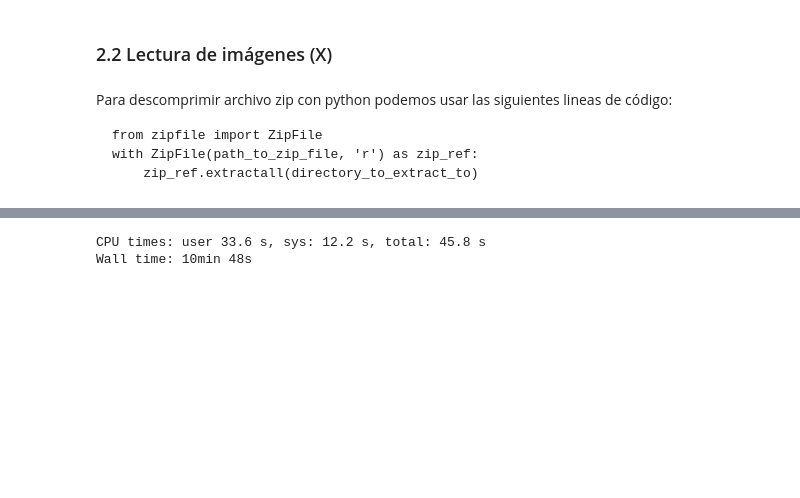
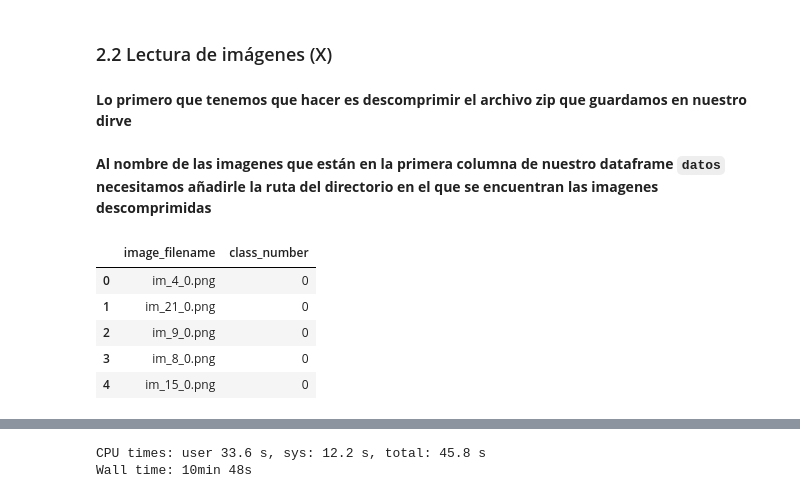
Before and after one commit to AnIsAsPe/ClassificadorCancerEsofago, a Jupyter notebook: PerceptronClasificadorCancerEsófago.ipynb, the cells around one changed output, grey strips where cells are left out. Cells and saved outputs as stored; diff of their text form; code cells hidden in the pictures; blank space fills up the shorter version.

````diff
--- a/PerceptronClasificadorCancerEsófago.ipynb
+++ b/PerceptronClasificadorCancerEsófago.ipynb
@@ -99,11 +70,4 @@ Y=datos.class_number   #Guardamos las etiquetas de las imagenes como serie de pa
 # %% [markdown]
 ### 2.2 Lectura de imágenes (X)
-# %% [markdown]
-Para descomprimir archivo zip con python podemos usar las siguientes lineas de código:
-
-
-```
-from zipfile import ZipFile
-with ZipFile(path_to_zip_file, 'r') as zip_ref:
-    zip_ref.extractall(directory_to_extract_to)
-```
+# %% [markdown]
+**Lo primero que tenemos que hacer es descomprimir el archivo zip que guardamos en nuestro dirve**
@@ -110 +77,12 @@ with ZipFile(path_to_zip_file, 'r') as zip_ref:
+# %% [markdown]
+**Al nombre de las imagenes que están en la primera columna de nuestro dataframe  ```datos``` necesitamos añadirle la ruta del directorio en el que se encuentran las imagenes descomprimidas**
+# %%
+datos.head()
+# %% [output]
+|  | image_filename | class_number |
+| 0 | im_4_0.png | 0 |
+| 1 | im_21_0.png | 0 |
+| 2 | im_9_0.png | 0 |
+| 3 | im_8_0.png | 0 |
+| 4 | im_15_0.png | 0 |
 # %%
````
Also changed, not shown: parts of 22 cells of this notebook.
